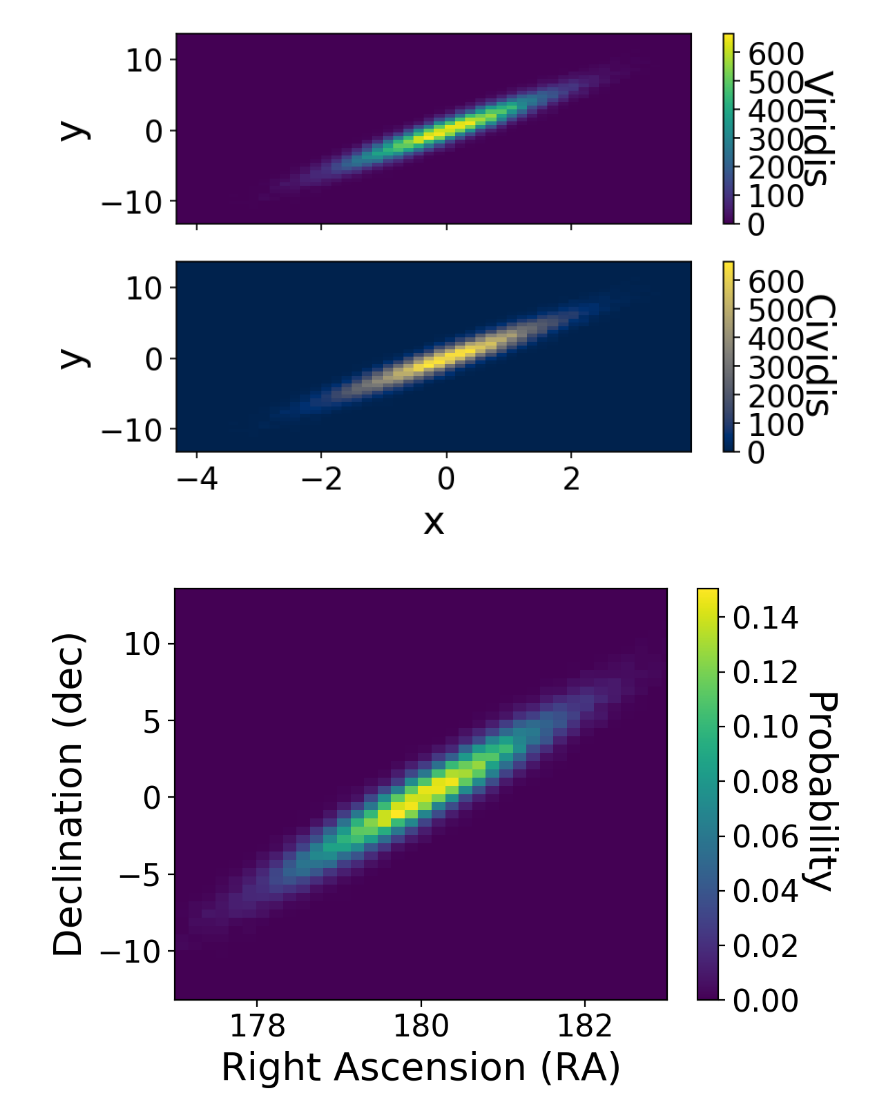
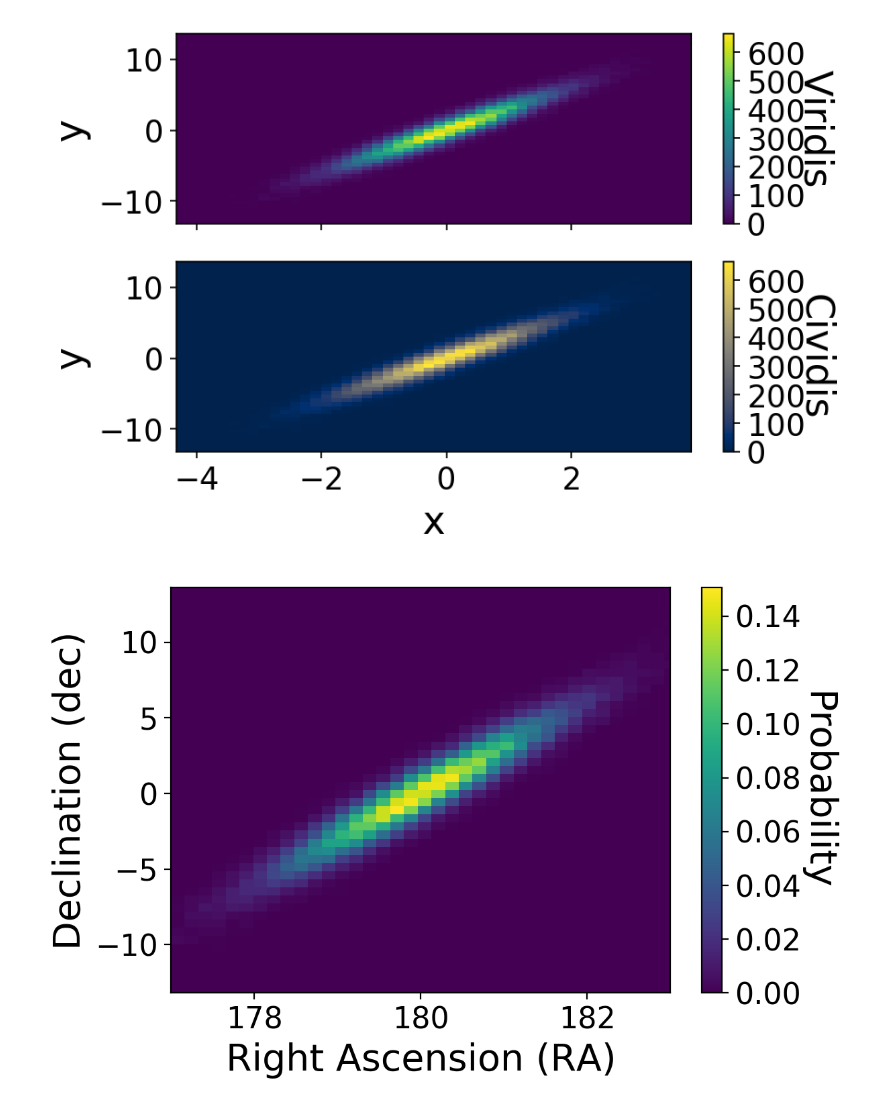
Before and after one commit to jessiethw/accessible_examples, a Jupyter notebook: accessible_plots.ipynb, the cells around one changed output. Saved outputs shown, nothing was run; the diff lists cells and outputs as text; code cells hidden in the pictures.

Commit message:
update saved figure

```diff
--- a/accessible_plots.ipynb
+++ b/accessible_plots.ipynb
@@ -125,16 +125,17 @@ plt.show()
 # %%
 # same colormap and x-y fake generated data as above, now
 # as if this is a probability map on the sky
 fig, ax = plt.subplots(dpi=200)
 
 #RA is [0,360] degrees, dec [-90,90]
 h1=ax.hist2d(x+180, y, bins=(50, 50), normed = True, cmap='viridis')
 cbar1=plt.colorbar(h1[3], ax=ax)
 cbar1.set_label('Probability', rotation=270, labelpad=18)
 ax.set_xlim([177,183])
 ax.set_xlabel('Right Ascension (RA)')
 ax.set_ylabel('Declination (dec)')
-plt.tight_layout()
-plt.show()
+# plt.tight_layout()
+# plt.show()
+plt.savefig('ex_map.png', bbox_inches='tight')
 # %% [output]
-[figure, old version]
+[figure, new version]
```
Also changed, not shown: 1 other file.
